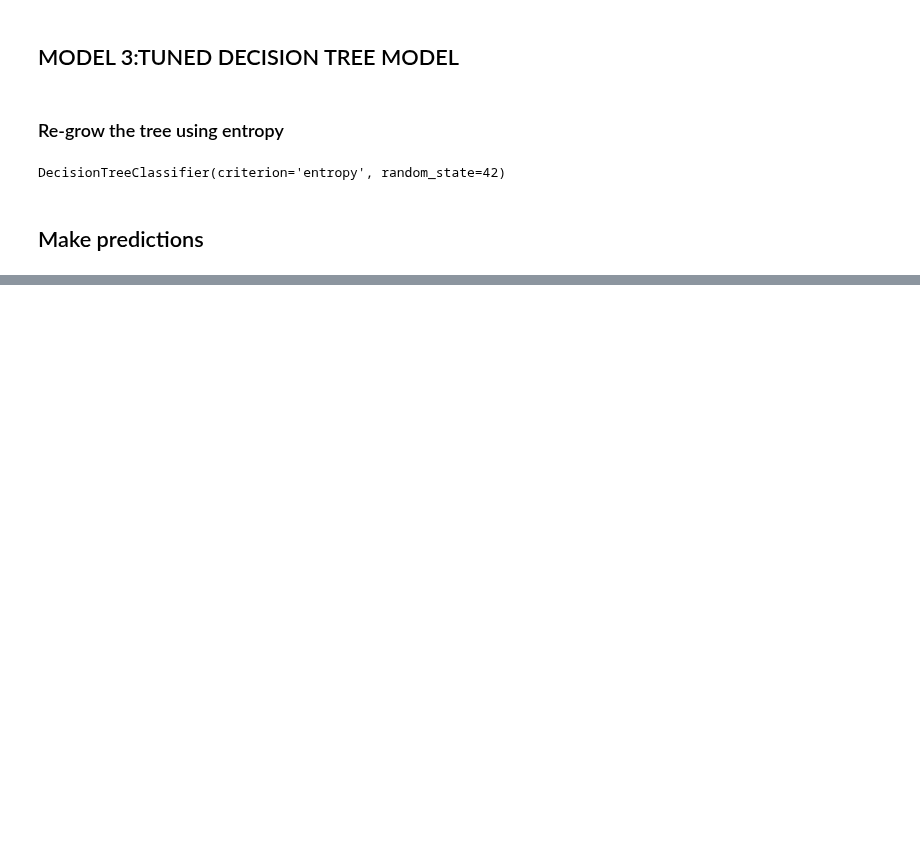
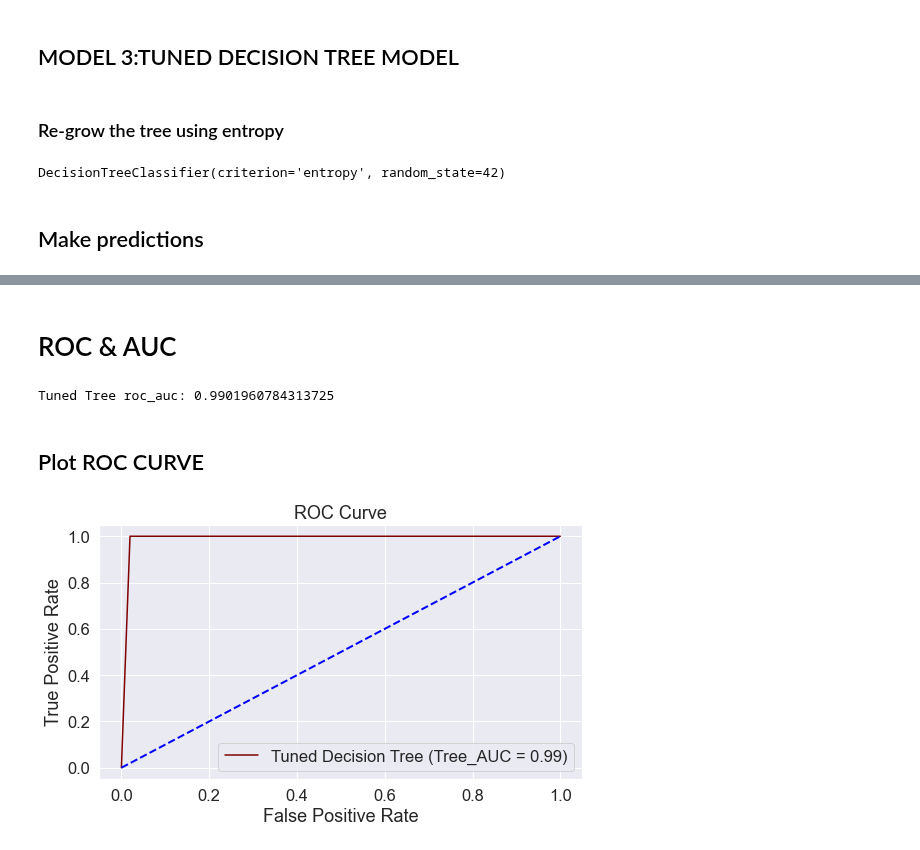
Before and after one commit to Harriet-ngomo/Taxpayer-Risk-Classification, a Jupyter notebook: index.ipynb, the cells around one changed output, grey strips where cells are left out. Drawn from its saved outputs; the diff is of its cells as text; code cells hidden in the pictures; blank space fills up the shorter version.

Commit message:
Calculated Roc & AUC ,Plotted Tuned tree ROC curve

```diff
--- a/index.ipynb
+++ b/index.ipynb
@@ -566,8 +566,8 @@ plt.show()
 # %%
 # Create the classifier, fit it on the training data and make predictions on the test set
 
-clf = DecisionTreeClassifier(random_state =SEED)
-clf.fit(X_train_smote, y_train_smote)
+Untuned_clf = DecisionTreeClassifier(random_state =SEED)
+Untuned_clf.fit(X_train_smote, y_train_smote)
 # %% [output]
 DecisionTreeClassifier(random_state=42)
 # %%
@@ -649,8 +649,8 @@ Number of leaves: 4
 ### Re-grow the tree using entropy
 # %%
 # Instantiate and fit a DecisionTreeClassifier
-clf = DecisionTreeClassifier(criterion = 'entropy',random_state=SEED)
-clf.fit(X_train_smote,y_train_smote)
+Tuned_clf = DecisionTreeClassifier(criterion = 'entropy',random_state=SEED)
+Tuned_clf.fit(X_train_smote,y_train_smote)
 # %% [output]
 DecisionTreeClassifier(criterion='entropy', random_state=42)
 # %% [markdown]
@@ -669,0 +658,18 @@ Tuned Tree roc_auc: 0.9901960784313725
+# %%
+# predictions
+y_pred_2=Tuned_clf.predict(X_test_processed)
+
+# Calculate accuracy
+print('Untuned_tree_Accuracy:', accuracy_score(y_test, y_pred_2))
+
+# Compute confusion matrix
+cm = confusion_matrix(y_test, y_pred_2)
+
+# Display confusion matrix with labels from your classifier classes_
+disp = ConfusionMatrixDisplay(confusion_matrix=cm, display_labels=[0,1])
+
+# Plot with customizations
+fig, ax = plt.subplots()
+disp.plot(cmap=plt.cm.coolwarm, ax=ax)
+ax.grid(False)
+plt.show()
@@ -669,0 +692,25 @@ Tuned Tree roc_auc: 0.9901960784313725
+# %% [markdown]
+# ROC & AUC
+# %%
+#roc and auc
+
+fpr,tpr,thresholds = roc_curve(y_test,y_pred_2)
+tree_roc_auc = auc(fpr,tpr)
+print("Tuned Tree roc_auc:",tree_roc_auc)
+# %% [output]
+Tuned Tree roc_auc: 0.9901960784313725
+# %% [markdown]
+## Plot ROC CURVE
+# %%
+plt.figure(figsize=(8,5))
+lw =2
+plt.plot(fpr, tpr, label=f'Tuned Decision Tree (Tree_AUC = {tree_roc_auc:.2f})',color ="maroon")
+plt.plot([0, 1], [0, 1],lw =lw,ls ='--',color ="Blue")
+plt.xlabel("False Positive Rate")
+plt.ylabel("True Positive Rate")
+plt.title("ROC Curve")
+plt.legend()
+plt.tight_layout()
+plt.show()
+# %% [output]
+[figure, added]
```
Also changed, not shown: parts of 9 cells of this notebook.
